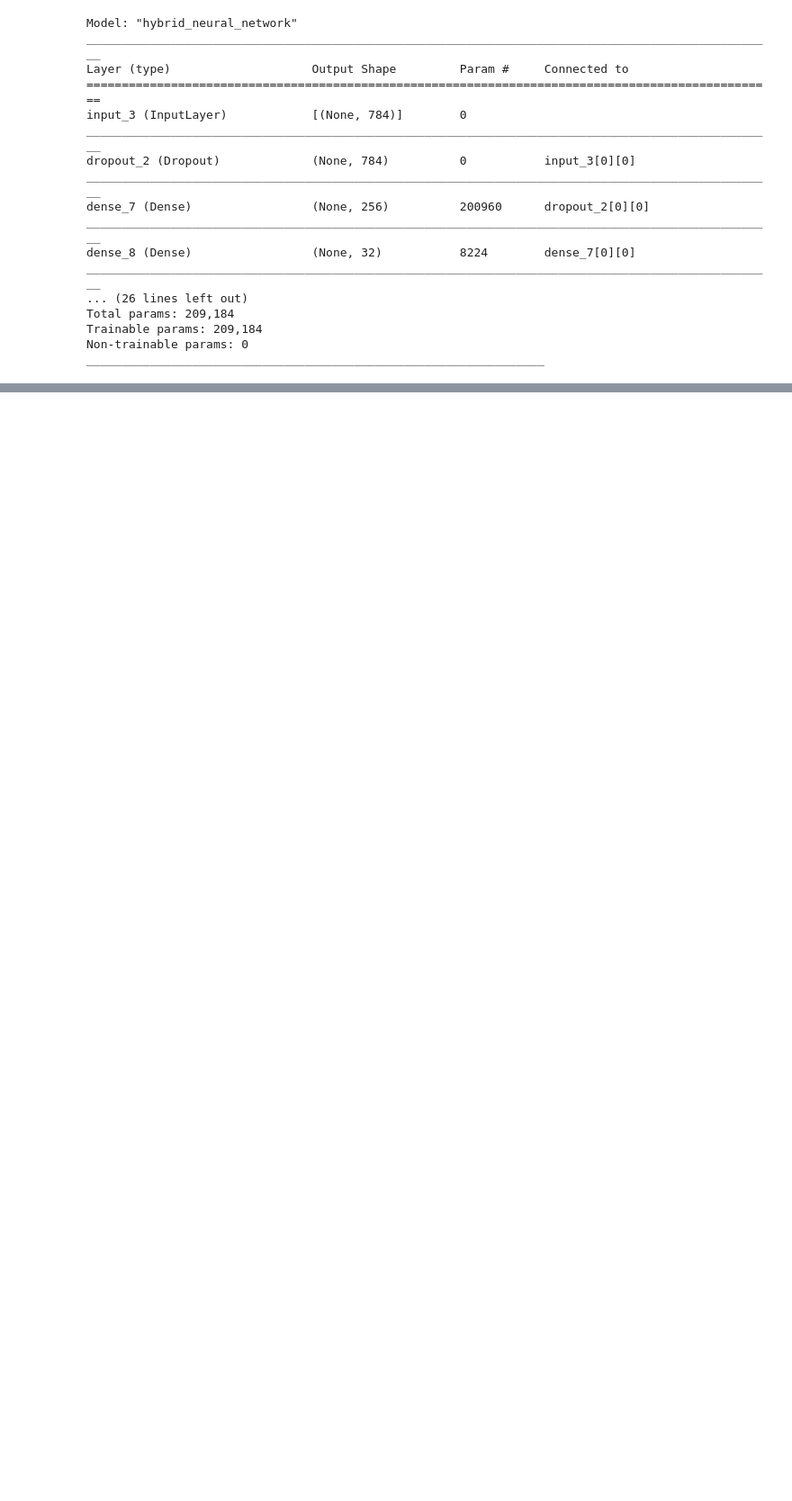
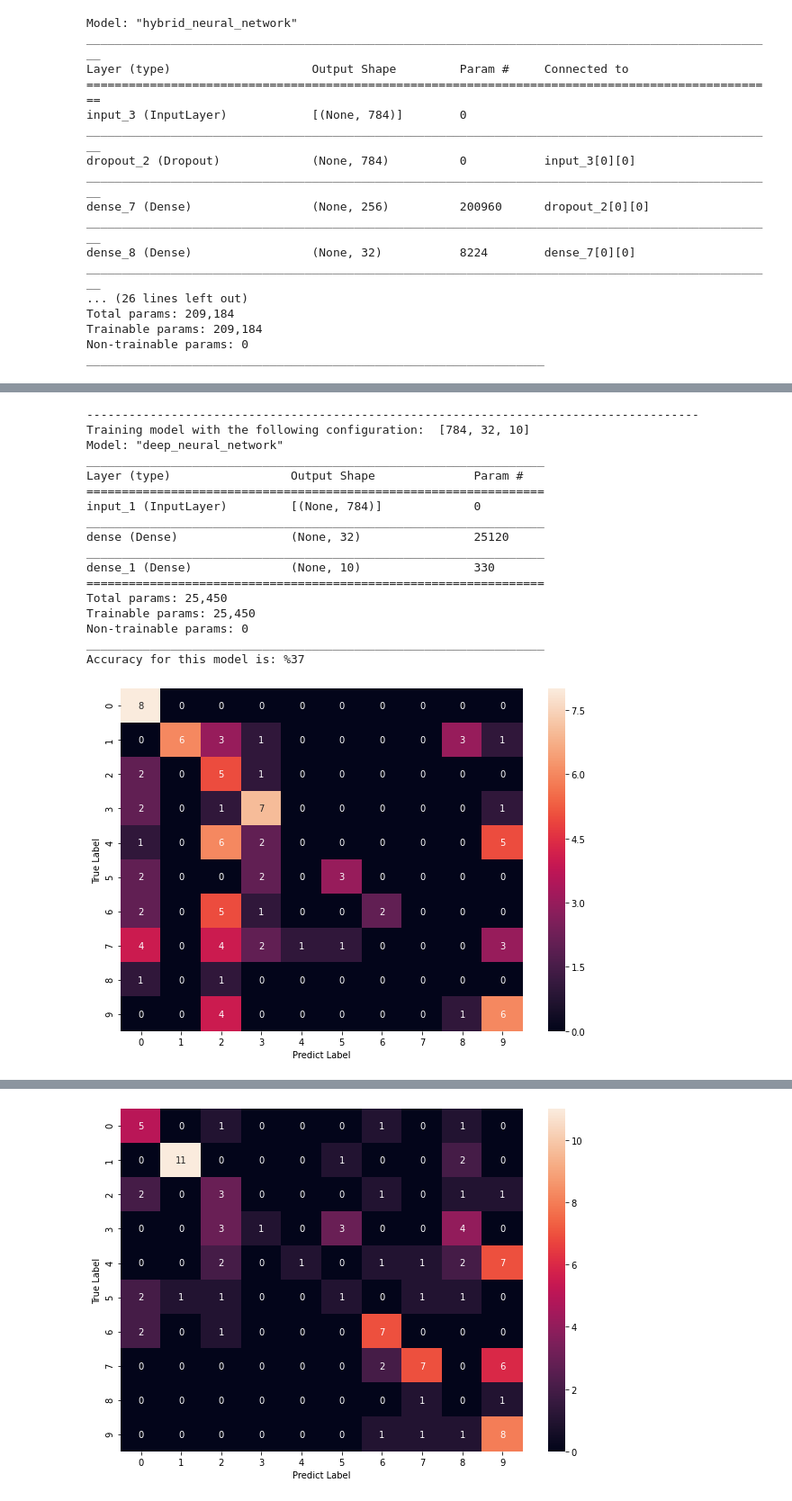
Before and after one commit to fariba-k/automated-customized-deep-neural-networks, a Jupyter notebook: train_and_test_models.ipynb, the cells around one changed output, grey strips where cells are left out. Shown at 90% size. Cells and saved outputs as stored; diff of their text form; code cells hidden in the pictures; blank space fills up the shorter version.

Commit message:
Add model comparison experiment

```diff
--- a/train_and_test_models.ipynb
+++ b/train_and_test_models.ipynb
@@ -201,0 +187,6 @@ K.clear_session()
+# %%
+(x_train, y_train), (x_test, y_test) = mnist.load_data()
+x_train = x_train.astype('float32') / 255.
+x_test = x_test.astype('float32') / 255.
+x_train = x_train.reshape((len(x_train), np.prod(x_train.shape[1:])))
+x_test = x_test.reshape((len(x_test), np.prod(x_test.shape[1:])))
@@ -201,0 +195,7 @@ K.clear_session()
+# %%
+x_train = x_train[:500,:]
+x_test = x_test[:100,:]
+y_train = y_train[:500]
+y_test = y_test[:100]
+print(x_train.shape, y_train.shape)
+print(x_test.shape, y_test.shape)
@@ -201,0 +207,3 @@ K.clear_session()
+# %%
+one_hot_y_train = OneHotEncoder().fit_transform(y_train.reshape(len(y_train),1)).toarray()
+one_hot_y_test = OneHotEncoder().fit_transform(y_test.reshape(len(y_test),1)).toarray()
@@ -201,0 +212,46 @@ K.clear_session()
+# %%
+models_layers = [[784, 32, 10],
+                 [784, 64, 32, 10],
+                 [784, 128, 64, 32, 10],
+                 [784, 256, 128, 64, 32, 10],
+                 [784, 512, 256, 128, 64, 32, 10]]
+# %%
+for model in models_layers:
+
+    print('---------------------------------------------------------------------------------------')
+    print('Training model with the following configuration: ', colored(model,'blue'))
+    K.clear_session() # this will clear previous models from the history
+    dnn_model = DNN(layer_size=model)
+    dnn_model.print_summary()
+    dnn_model.dnn_model.fit(x_train,one_hot_y_train,
+                            epochs=5,
+                            batch_size=256,
+                            validation_split=0.3,
+                            verbose=0)
+    predict_probabilities = dnn_model.dnn_model.predict(x_test)
+    y_predict_classes = np.argmax(predict_probabilities, axis=1)
+    print(colored(('Accuracy for this model is: %' + str(int(accuracy_score(y_test, y_predict_classes)*100))), 'green'))
+
+    plt.figure(figsize=(10,7))
+    ax = sns.heatmap(confusion_matrix(y_test,y_predict_classes), annot=True)
+    ax.set(xlabel='Predict Label', ylabel='True Label')
+    plt.show()
+# %% [output]
+---------------------------------------------------------------------------------------
+Training model with the following configuration:  [784, 32, 10]
+Model: "deep_neural_network"
+_________________________________________________________________
+Layer (type)                 Output Shape              Param #
+=================================================================
+input_1 (InputLayer)         [(None, 784)]             0
+_________________________________________________________________
+dense (Dense)                (None, 32)                25120
+_________________________________________________________________
+dense_1 (Dense)              (None, 10)                330
+=================================================================
+Total params: 25,450
+Trainable params: 25,450
+Non-trainable params: 0
+_________________________________________________________________
+Accuracy for this model is: %37
+[figure, added]
@@ -201,0 +277 @@ K.clear_session()
+[figure, added]
```
Also changed, not shown: parts of 12 cells of this notebook.
